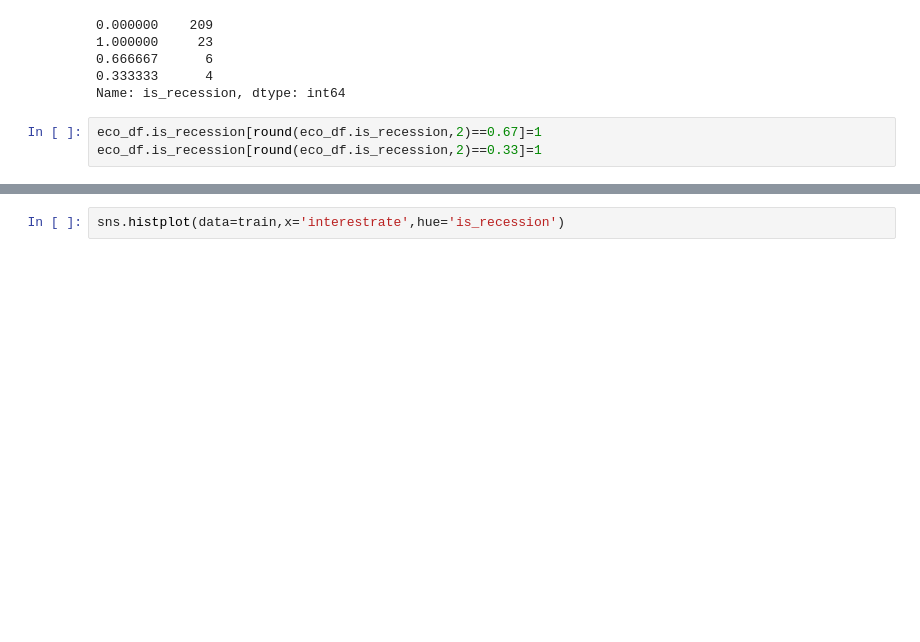
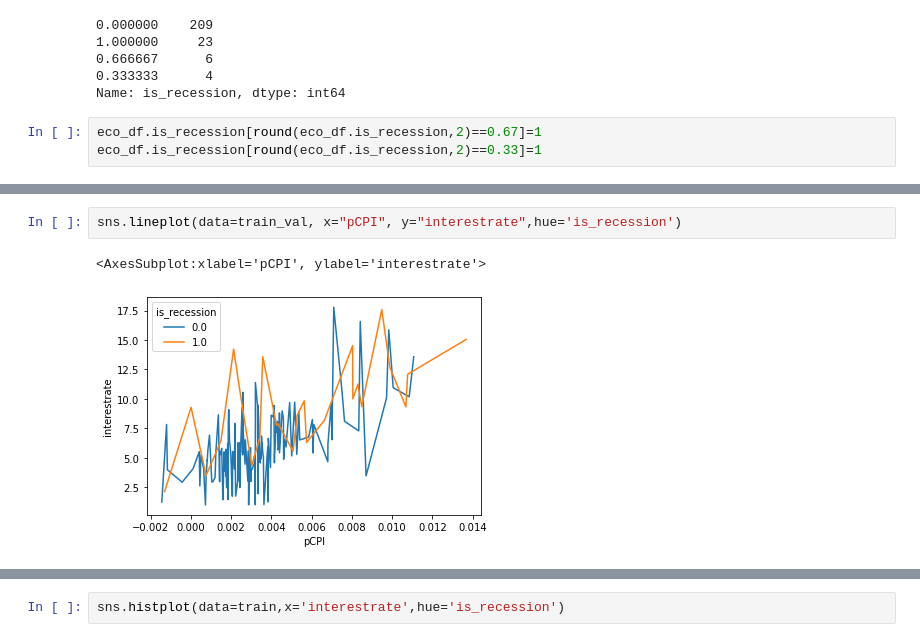
Before and after one commit to QinzhiChen/recession_prediction, a Jupyter notebook: draft.ipynb, the cells around one changed output, grey strips where cells are left out. Saved outputs shown, nothing was run; the diff lists cells and outputs as text; blank space fills up the shorter version.

```diff
--- a/draft.ipynb
+++ b/draft.ipynb
@@ -124,0 +177,5 @@ test = eco_df[validate_end_index :]
+# %%
+sns.lineplot(data=train_val, x="pCPI", y="interestrate",hue='is_recession')
+# %% [output]
+<AxesSubplot:xlabel='pCPI', ylabel='interestrate'>
+[figure, added]
```
Also changed, not shown: parts of 45 cells of this notebook.
